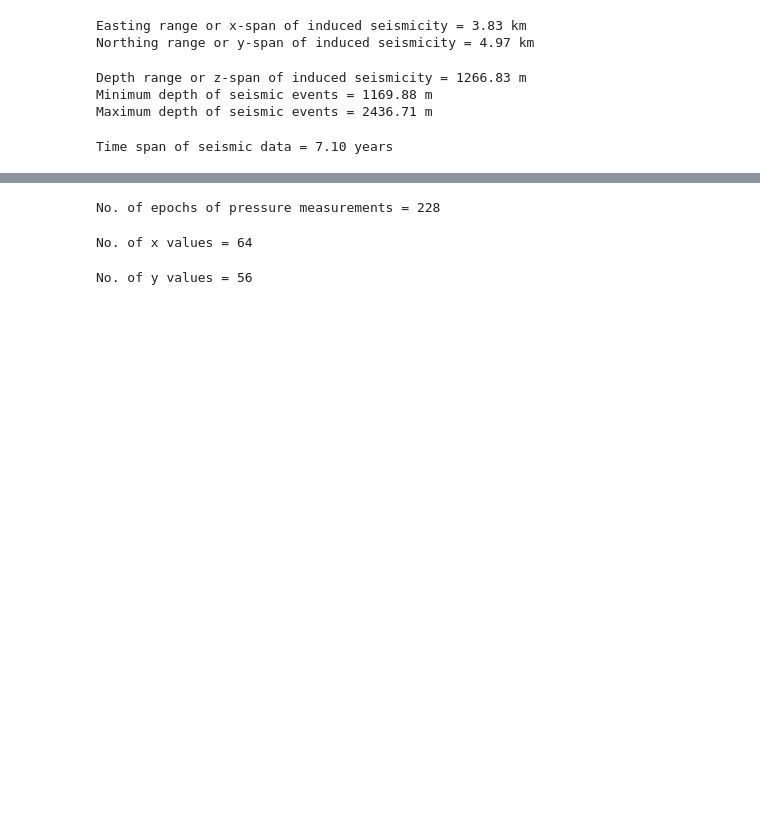
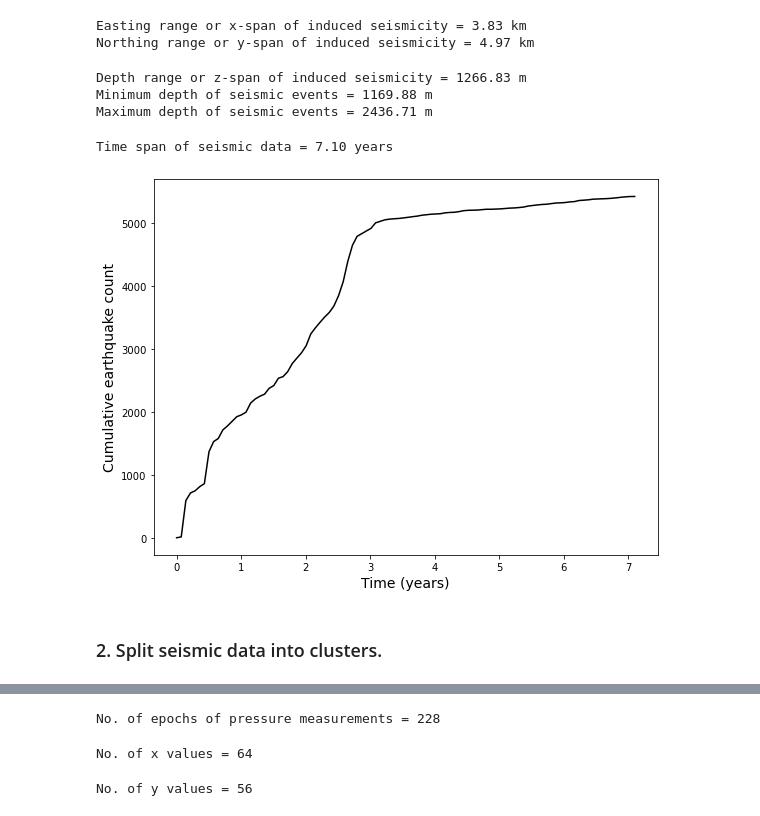
Before and after one commit to hanxiaokaka/Induced_seismic, a Jupyter notebook: notebooks/preprocessing/decatur_illinois.ipynb, the cells around one changed output, grey strips where cells are left out. Cells and saved outputs as stored; diff of their text form; code cells hidden in the pictures; blank space fills up the shorter version.

```diff
--- a/notebooks/preprocessing/decatur_illinois.ipynb
+++ b/notebooks/preprocessing/decatur_illinois.ipynb
@@ -113,3 +121,27 @@ t_seismic_span = (seismic_df['epoch'].max() - seismic_df['epoch'].min())/(60*60*
 print('Time span of seismic data = %.2f years'% (t_seismic_span))
 # %% [output]
 Time span of seismic data = 7.10 years
+# %%
+# Prepare arrays for producing time series of cumulative earthquake counts.
+t_vals_quakes = np.linspace(seismic_df['epoch'].min(), seismic_df['epoch'].max(), 100)
+idx_quakes = np.digitize(seismic_df['epoch'], t_vals_quakes, right=False)
+
+# Number of earthquakes per time bin
+counts_per_bin = np.zeros(len(t_vals_quakes))
+for n in range(1, len(t_vals_quakes)+1):
+    counts_per_bin[n-1] = np.size(np.where(idx_quakes==n))
+
+# Cumulative no. of earthquakes
+cum_counts = np.cumsum(counts_per_bin)
+# %%
+# Plot time series of cumulative earthquake counts.
+fig = plt.figure(figsize=(8,6))
+plt.plot((t_vals_quakes-t_vals_quakes[0])/t_scale, cum_counts, '-k')
+plt.xlabel('Time (years)', fontsize=14)
+plt.ylabel('Cumulative earthquake count', fontsize=14)
+plt.tight_layout()
+plt.show()
+# %% [output]
+[figure, added]
+# %% [markdown]
+### 2. Split seismic data into clusters.
```
Also changed, not shown: parts of 41 cells of this notebook.
